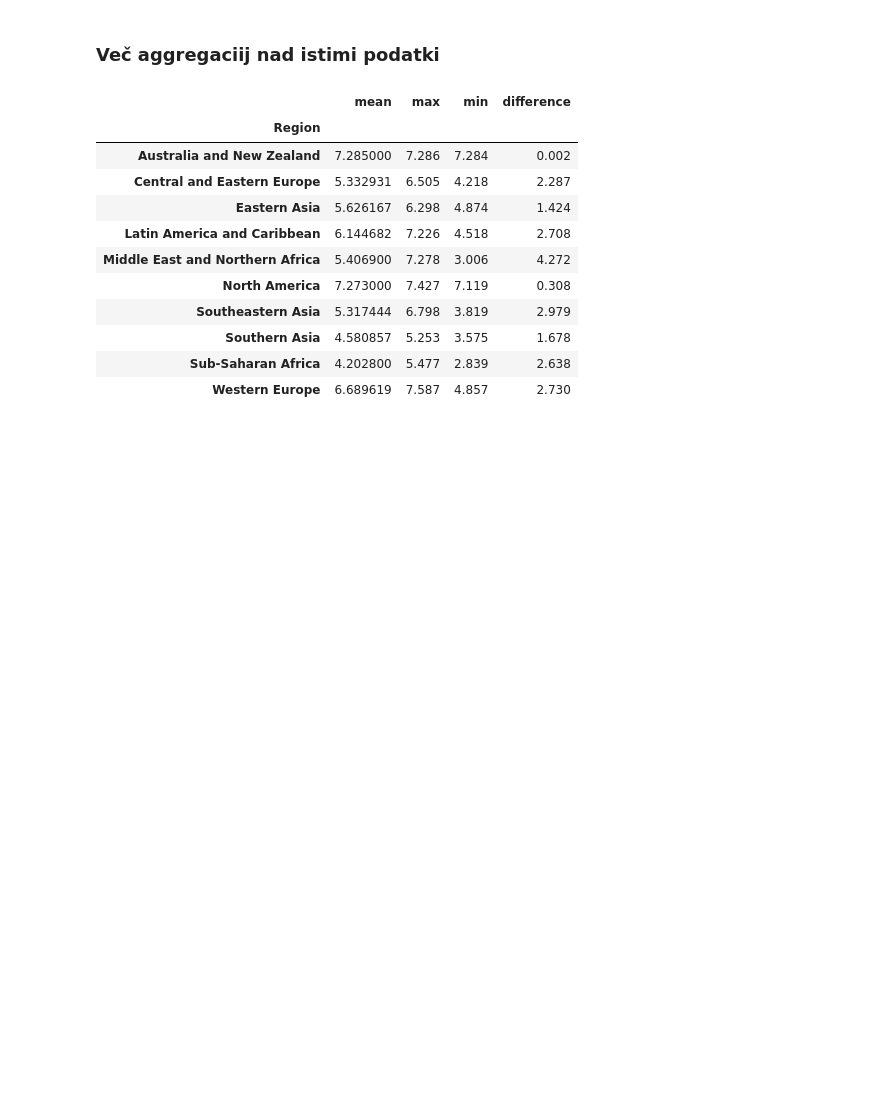
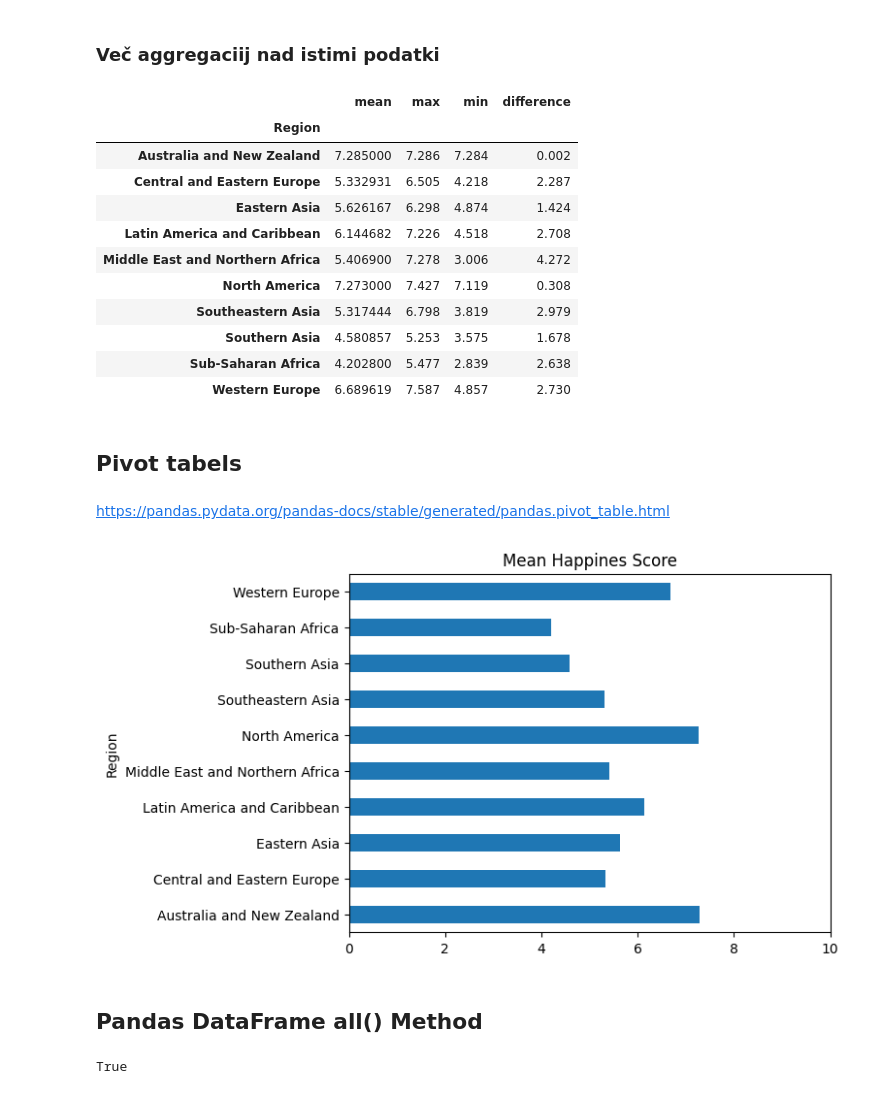
Before and after one commit to icta-tecaji/python-data-analysis-public, a Jupyter notebook: Del_06_Agregacija_združevanje_in_tranformacija_podatkov/06_Agregacija_združevanje_in_tranformacija_podatkov_CLEAN.ipynb, the cells around one changed output. Saved outputs shown, nothing was run; the diff lists cells and outputs as text; code cells hidden in the pictures; blank space fills up the shorter version.

```diff
--- a/Del_06_Agregacija_združevanje_in_tranformacija_podatkov/06_Agregacija_združevanje_in_tranformacija_podatkov_CLEAN.ipynb
+++ b/Del_06_Agregacija_združevanje_in_tranformacija_podatkov/06_Agregacija_združevanje_in_tranformacija_podatkov_CLEAN.ipynb
@@ -100,3 +118,19 @@ happiness_2015.groupby("Region")["Happiness Score"].agg(["mean", "max", "min", d
 | Southern Asia | 4.580857 | 5.253 | 3.575 | 1.678 |
 | Sub-Saharan Africa | 4.202800 | 5.477 | 2.839 | 2.638 |
 | Western Europe | 6.689619 | 7.587 | 4.857 | 2.730 |
+# %% [markdown]
+## Pivot tabels
+# %% [markdown]
+https://pandas.pydata.org/pandas-docs/stable/generated/pandas.pivot_table.html
+# %%
+pv_happines = happiness_2015.pivot_table(values="Happiness Score", index="Region", aggfunc="mean", sort=True)
+pv_happines.plot(kind="barh", title="Mean Happines Score", xlim=(0,10), legend=False)
+plt.show()
+# %% [output]
+[figure, added]
+# %% [markdown]
+## Pandas DataFrame all() Method
+# %%
+happiness_2015["Region"].all()
+# %% [output]
+True
```
Also changed, not shown: parts of 29 cells of this notebook, 2 other files.
